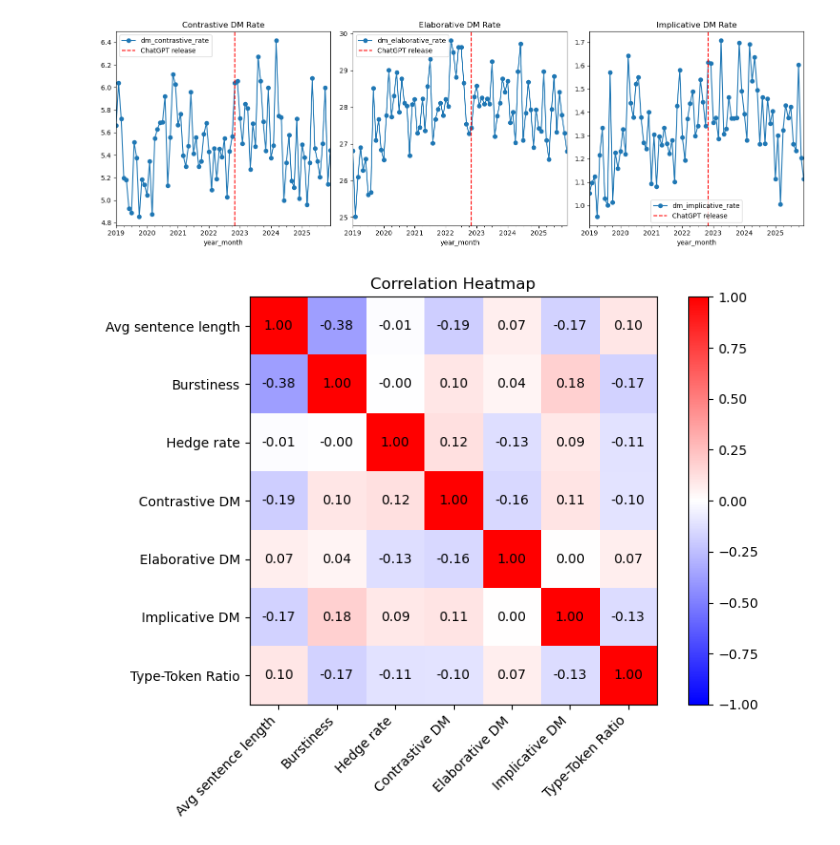
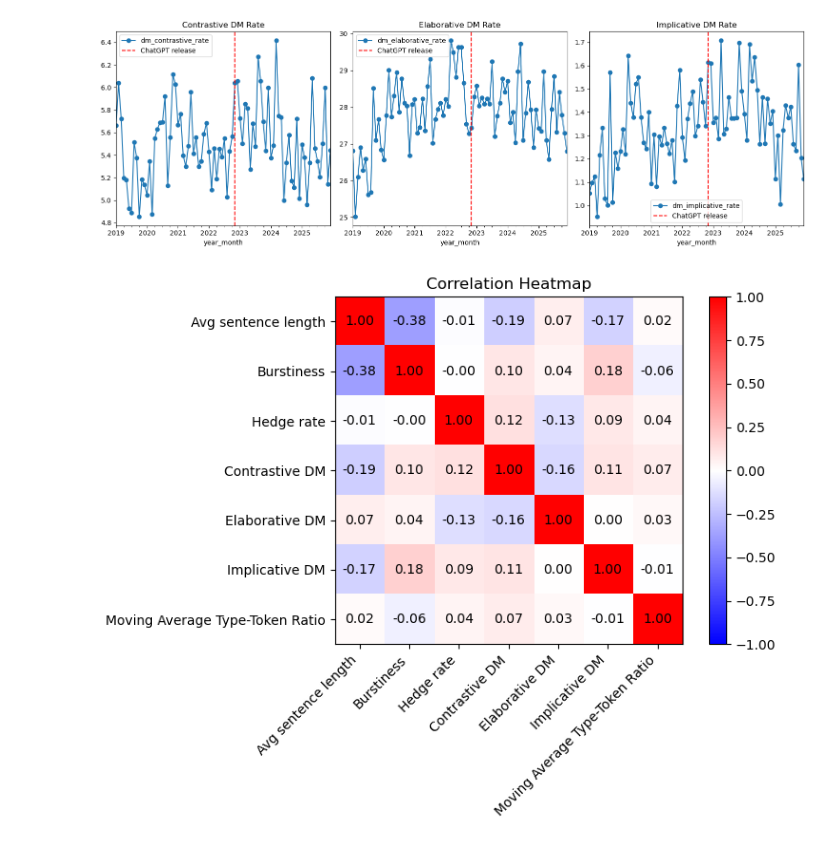
Before and after one commit to KaizenThe1st/ST312, a Jupyter notebook: Data_Business.ipynb, the cells around one changed output. Drawn from its saved outputs; the diff is of its cells as text; code cells hidden in the pictures.

Commit message:
Change TTR to MATTR_50

```diff
--- a/Data_Business.ipynb
+++ b/Data_Business.ipynb
@@ -543,13 +543,26 @@ HEDGE_TOKENS = {
     "possible", "probable", "likely", "uncertain",
     "unclear", "approximate"
 }
+# %%
+def compute_mattr(tokens, window_size=50):
+    if len(tokens) < window_size:
+        return np.nan  # too short to compute reliably
+
+    ttr_values = []
+
+    for i in range(len(tokens) - window_size + 1):
+        window = tokens[i:i + window_size]
+        ttr = len(set(window)) / window_size
+        ttr_values.append(ttr)
+
+    return np.mean(ttr_values)
 # %%
 hedge_counts = []
 n_sentences = []
 word_counts = []
 avg_sentence_lengths = []
 burstiness_scores = []
-ttr_scores = []
+mattr_scores = []
 
 for doc in docs:
 
@@ -582,11 +595,8 @@ for doc in docs:
     word_counts.append(total_words)
     hedge_counts.append(hedge_count)
 
-     # TTR
-    if total_words > 0:
-        ttr_scores.append(len(set(tokens_for_ttr)) / total_words)
-    else:
-        ttr_scores.append(np.nan)
+    # Moving Average TTR scores
+    mattr_scores.append(compute_mattr(tokens_for_ttr, window_size=50))
 
     if n_sent > 0:
         avg_len = total_words / n_sent
@@ -607,7 +617,7 @@ df_clean["burstiness"] = burstiness_scores
 df_clean["hedge_count"] = hedge_counts
 df_clean["hedge_rate"] = (df_clean["hedge_count"] / df_clean["word_count"]) * 1000
 df_clean["log_word_count"] = np.where(df_clean["word_count"] > 0, np.log(df_clean["word_count"]), np.nan)
-df_clean["ttr"] = ttr_scores
+df_clean["mattr_50"] = mattr_scores
 # %%
 # Discourse Marker Lexicon — Fraser (2009)
 # Fraser, B. (2009). An Account of Discourse Markers.
@@ -838,7 +872,7 @@ cols = [
     "dm_contrastive_rate",
     "dm_elaborative_rate",
     "dm_implicative_rate",
-    "ttr"
+    "mattr_50"
 ]
 
 label_map = {
@@ -847,32 +881,32 @@ label_map = {
     "hedge_rate": "Hedge rate",
     "dm_contrastive_rate": "Contrastive DM",
     "dm_elaborative_rate": "Elaborative DM",
     "dm_implicative_rate": "Implicative DM",
-    "ttr": "Type-Token Ratio"
+    "mattr_50": "Moving Average Type-Token Ratio"
 }
 
 labels = [label_map[c] for c in cols]
 corr = df_clean[cols].corr()
 
 fig, ax = plt.subplots(figsize=(8, 6))
 im = ax.imshow(
     corr,
     cmap="bwr",
     vmin=-1, vmax=1
 )
 
 ax.set_xticks(range(len(labels)))
 ax.set_yticks(range(len(labels)))
 ax.set_xticklabels(labels, rotation=45, ha="right")
 ax.set_yticklabels(labels)
 
 for i in range(len(labels)):
     for j in range(len(labels)):
         ax.text(j, i, f"{corr.iloc[i, j]:.2f}", ha="center", va="center")
 
 fig.colorbar(im, ax=ax)
 ax.set_title("Correlation Heatmap")
 plt.tight_layout()
 plt.show()
 # %% [output]
-[figure, old version]
+[figure, new version]
```
Also changed, not shown: parts of 3 cells of this notebook.
